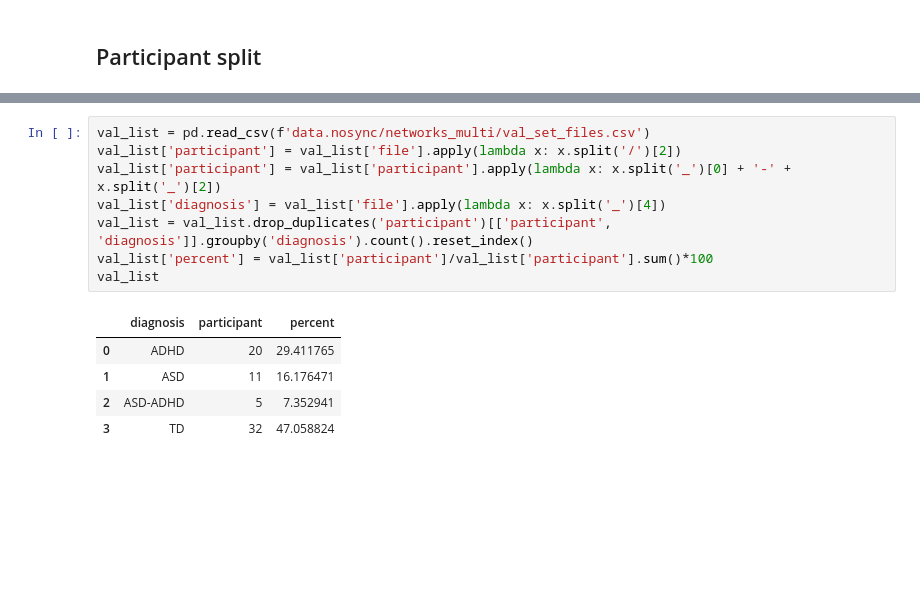
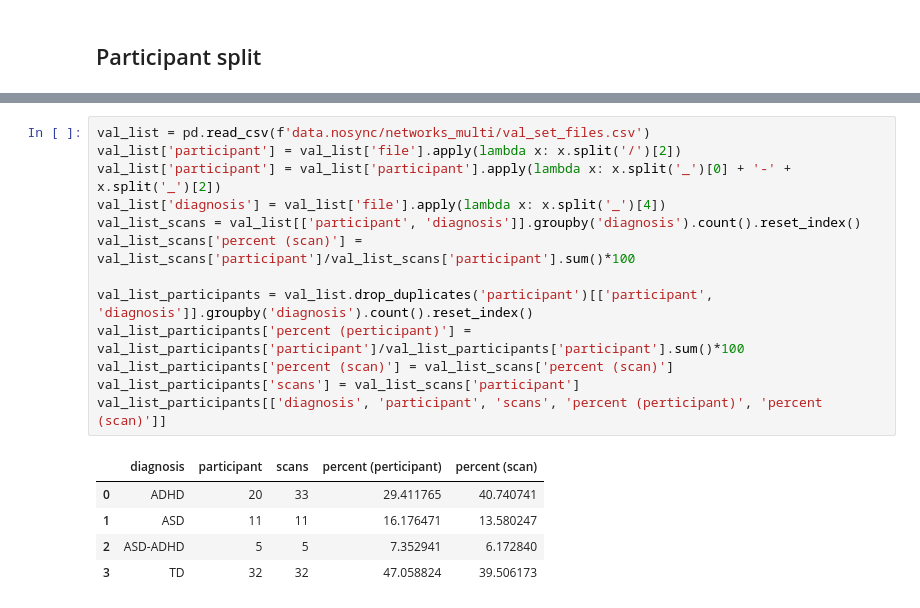
Before and after one commit to malt1114/Thesis_Neurodiversity, a Jupyter notebook: hpc/model training/Random loss.ipynb, the cells around one changed output, grey strips where cells are left out. Cells and saved outputs as stored; diff of their text form; blank space fills up the shorter version.

```diff
--- a/hpc/model training/Random loss.ipynb
+++ b/hpc/model training/Random loss.ipynb
@@ -117,17 +169,22 @@ train_list
 # %%
 val_list = pd.read_csv(f'data.nosync/networks_multi/val_set_files.csv')
 val_list['participant'] = val_list['file'].apply(lambda x: x.split('/')[2])
 val_list['participant'] = val_list['participant'].apply(lambda x: x.split('_')[0] + '-' + x.split('_')[2])
 val_list['diagnosis'] = val_list['file'].apply(lambda x: x.split('_')[4])
-val_list = val_list.drop_duplicates('participant')[['participant', 'diagnosis']].groupby('diagnosis').count().reset_index()
-val_list['percent'] = val_list['participant']/val_list['participant'].sum()*100
-val_list
+val_list_scans = val_list[['participant', 'diagnosis']].groupby('diagnosis').count().reset_index()
+val_list_scans['percent (scan)'] = val_list_scans['participant']/val_list_scans['participant'].sum()*100
+
+val_list_participants = val_list.drop_duplicates('participant')[['participant', 'diagnosis']].groupby('diagnosis').count().reset_index()
+val_list_participants['percent (perticipant)'] = val_list_participants['participant']/val_list_participants['participant'].sum()*100
+val_list_participants['percent (scan)'] = val_list_scans['percent (scan)']
+val_list_participants['scans'] = val_list_scans['participant']
+val_list_participants[['diagnosis', 'participant', 'scans', 'percent (perticipant)', 'percent (scan)']]
 # %% [output]
-|  | diagnosis | participant | percent |
-| 0 | ADHD | 20 | 29.411765 |
-| 1 | ASD | 11 | 16.176471 |
-| 2 | ASD-ADHD | 5 | 7.352941 |
-| 3 | TD | 32 | 47.058824 |
+|  | diagnosis | participant | scans | percent (perticipant) | percent (scan) |
+| 0 | ADHD | 20 | 33 | 29.411765 | 40.740741 |
+| 1 | ASD | 11 | 11 | 16.176471 | 13.580247 |
+| 2 | ASD-ADHD | 5 | 5 | 7.352941 | 6.172840 |
+| 3 | TD | 32 | 32 | 47.058824 | 39.506173 |
 # %%
 test_list = pd.read_csv(f'data.nosync/networks_multi/test_set_files.csv')
 test_list['participant'] = test_list['file'].apply(lambda x: x.split('/')[2])
```
Also changed, not shown: parts of 9 cells of this notebook, 1 other file.
